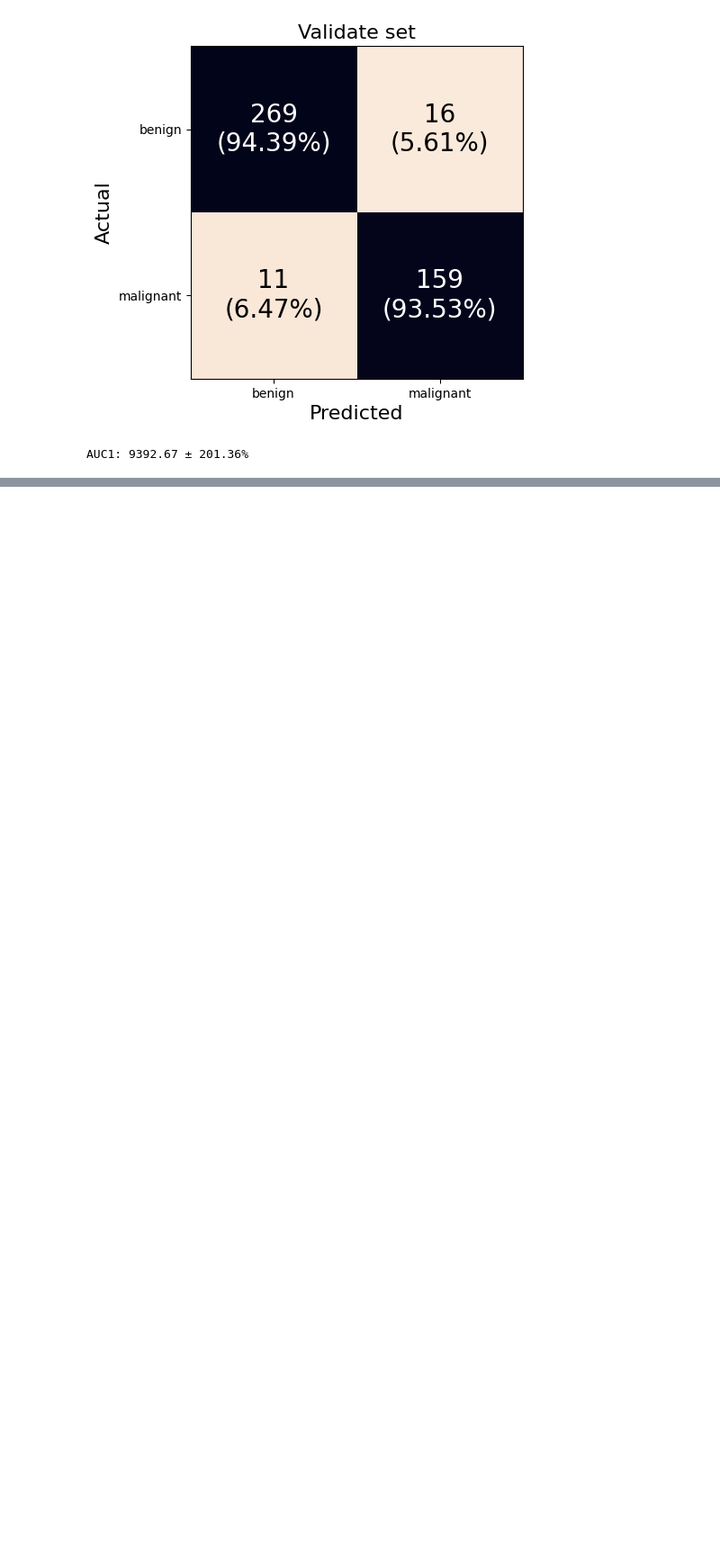
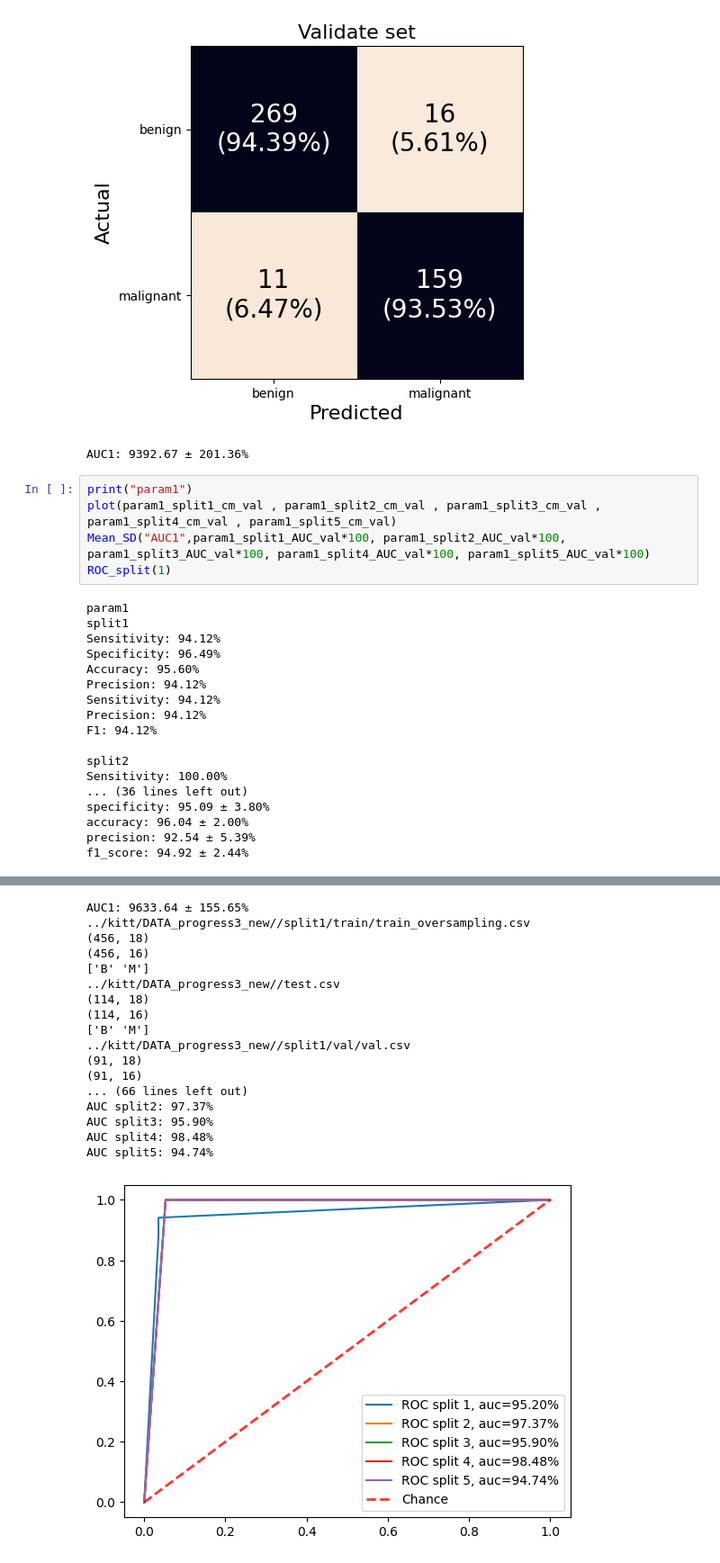
Before and after one commit to 6410615139/Project_Cancer, a Jupyter notebook: DTC/dtc_pg3.ipynb, the cells around one changed output, grey strips where cells are left out. Shown at 90% size. Cells and saved outputs as stored; diff of their text form; blank space fills up the shorter version.

```diff
--- a/DTC/dtc_pg3.ipynb
+++ b/DTC/dtc_pg3.ipynb
@@ -3186,3 +3165,26 @@ precision: 90.89 ± 2.24%
 f1_score: 92.15 ± 2.29%
 [figure]
 AUC1: 9392.67 ± 201.36%
+# %%
+print("param1")
+plot(param1_split1_cm_val , param1_split2_cm_val , param1_split3_cm_val , param1_split4_cm_val , param1_split5_cm_val)
+Mean_SD("AUC1",param1_split1_AUC_val*100, param1_split2_AUC_val*100, param1_split3_AUC_val*100, param1_split4_AUC_val*100, param1_split5_AUC_val*100)
+ROC_split(1)
+# %% [output]
+param1
+split1
+Sensitivity: 94.12%
+Specificity: 96.49%
+Accuracy: 95.60%
+Precision: 94.12%
+Sensitivity: 94.12%
+Precision: 94.12%
+F1: 94.12%
+
+split2
+Sensitivity: 100.00%
+... (36 lines left out)
+specificity: 95.09 ± 3.80%
+accuracy: 96.04 ± 2.00%
+precision: 92.54 ± 5.39%
+f1_score: 94.92 ± 2.44%
@@ -3188,0 +3192,18 @@ AUC1: 9392.67 ± 201.36%
+AUC1: 9633.64 ± 155.65%
+../kitt/DATA_progress3_new//split1/train/train_oversampling.csv
+(456, 18)
+(456, 16)
+['B' 'M']
+../kitt/DATA_progress3_new//test.csv
+(114, 18)
+(114, 16)
+['B' 'M']
+../kitt/DATA_progress3_new//split1/val/val.csv
+(91, 18)
+(91, 16)
+... (66 lines left out)
+AUC split2: 97.37%
+AUC split3: 95.90%
+AUC split4: 98.48%
+AUC split5: 94.74%
+[figure, added]
```
Also changed, not shown: parts of 25 cells of this notebook.
